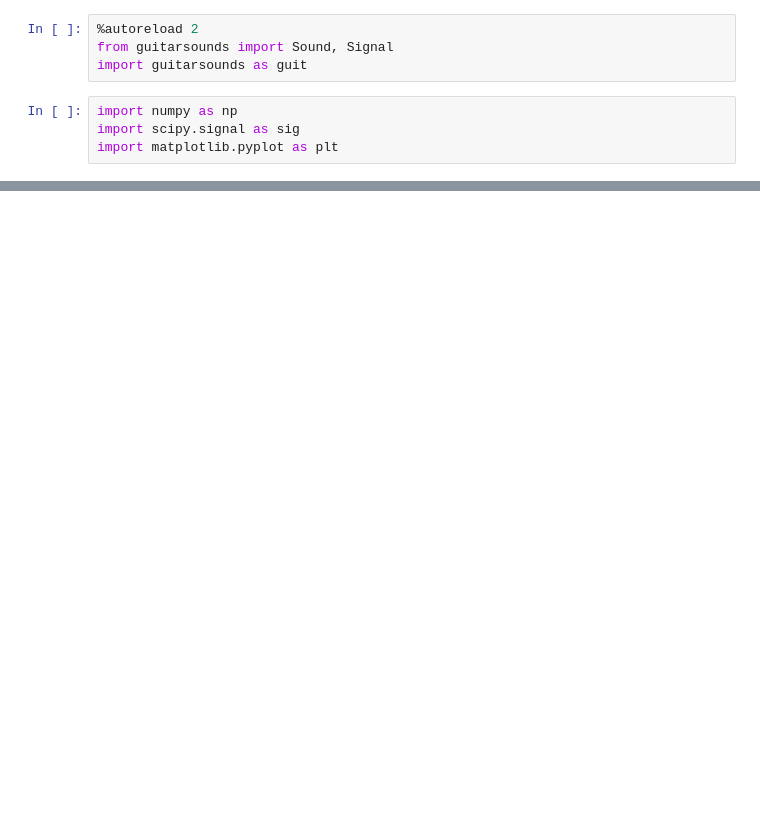
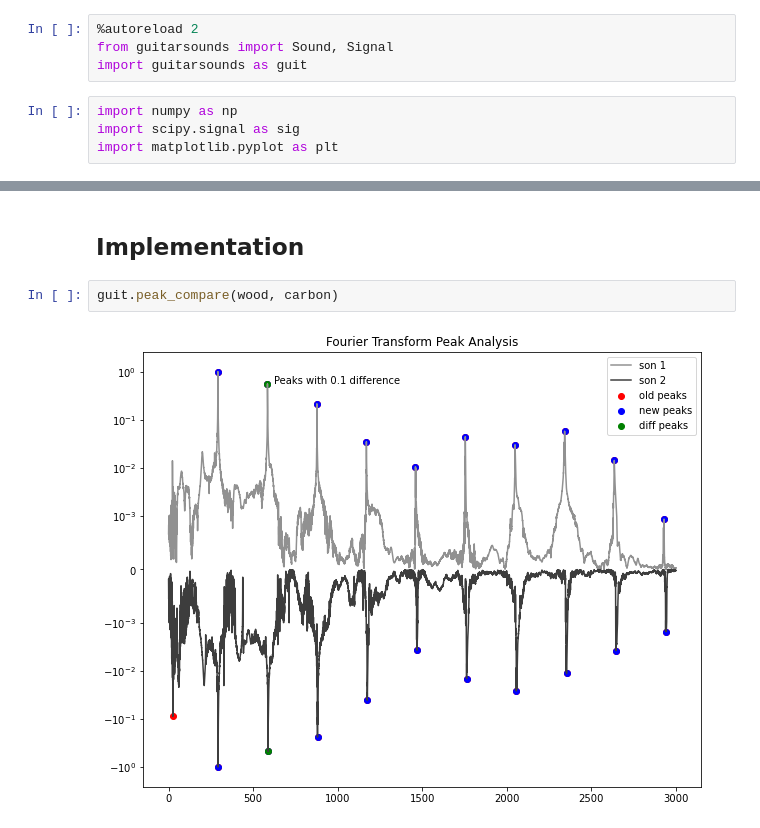
Before and after one commit to olivecha/guitarsounds, a Jupyter notebook: find_peaks_dev.ipynb, the cells around one changed output, grey strips where cells are left out. Saved outputs shown, nothing was run; the diff lists cells and outputs as text; blank space fills up the shorter version.

```diff
--- a/find_peaks_dev.ipynb
+++ b/find_peaks_dev.ipynb
@@ -49,0 +157,6 @@ plt.show()
+# %% [markdown]
+## Implementation
+# %%
+guit.peak_compare(wood, carbon)
+# %% [output]
+[figure, added]
```
Also changed, not shown: parts of 10 cells of this notebook, 1 other file.
